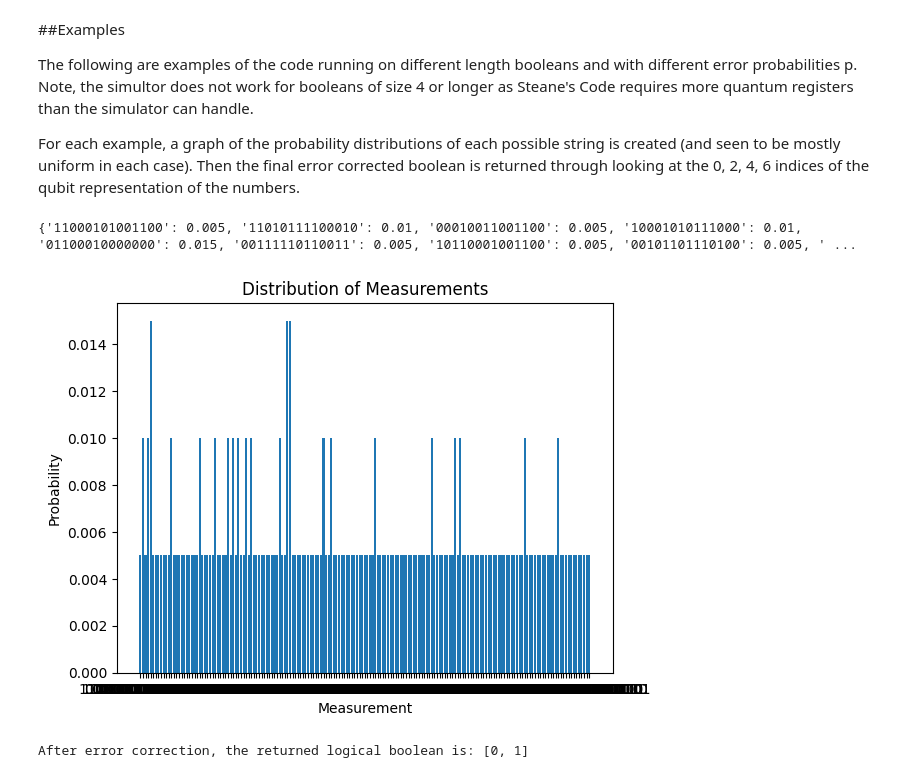
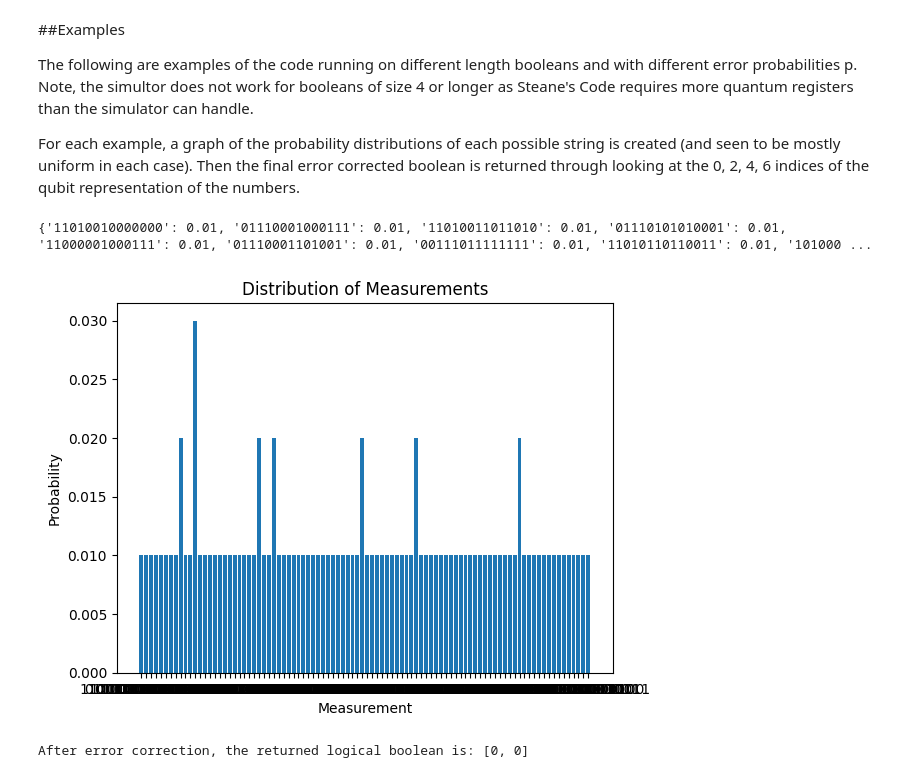
Before and after one commit to cqschlortt/Steane-s-Code-with-Pauli-Error-Channel, a Jupyter notebook: Steane's_Code_for_Error_Correction_under_Random_Pauli_Error.ipynb, the cells around one changed output. Saved outputs shown, nothing was run; the diff lists cells and outputs as text; code cells hidden in the pictures.

```diff
--- a/Steane's_Code_for_Error_Correction_under_Random_Pauli_Error.ipynb
+++ b/Steane's_Code_for_Error_Correction_under_Random_Pauli_Error.ipynb
@@ -255,7 +255,7 @@ Method: Use the AerSimulator to run the code many times and extract the distribu
 # %%
 def decode_Steane_circuit(circuit, n):
   simulator = AerSimulator()
-  rounds = 200
+  rounds = 100
   compiled_circuit = transpile(circuit, simulator)
   job = simulator.run(compiled_circuit, shots = rounds)
   result = job.result()
@@ -271,6 +271,6 @@ def decode_Steane_circuit(circuit, n):
     if final in distribution:
       distribution[final] += counts[measurement] / rounds
     else:
-      distribution[final] = counts[measurement] / rounds
+      distribution[final] = counts[measurement] /rounds
 
   return distribution, solution
@@ -276,0 +279,36 @@ def decode_Steane_circuit(circuit, n):
+# %%
+boolean_input = [0]
+p_vals = np.linspace(0.0, 0.3, 50)
+success_probs = []
+basis_states = [
+    '0000000',
+    '1010101',
+    '0110011',
+    '1100110',
+    '0001111',
+    '1011010',
+    '0111100',
+    '1101001',
+]
+for p in p_vals:
+  success = 0
+  steane_code = steane_code_error_correction(p, boolean_input)
+  distribution, solution = decode_Steane_circuit(steane_code, 1)
+  for final in distribution:
+    new_boolean = []
+    for i in range(0, 1):
+      if final[7*i:7*i+7] in basis_states:
+        new_boolean.append(0)
+      else:
+        new_boolean.append(1)
+    if new_boolean == boolean_input:
+      success += distribution[final]
+  success_probs.append(success)
+
+
+plt.plot(p_vals, success_probs, marker='o', linestyle = 'None')
+plt.xlabel('p')
+plt.ylabel('Success')
+plt.title('Steane Code Performance')
+plt.grid(True)
+plt.show()
@@ -282,39 +373,39 @@ The following are examples of the code running on different length booleans and
 For each example, a graph of the probability distributions of each possible string is created (and seen to be mostly uniform in each case).  Then the final error corrected boolean is returned through looking at the 0, 2, 4, 6 indices of the qubit representation of the numbers.
 # %%
 p=0.25 #Probability input
-boolean_input = [0, 1]
+boolean_input = [0, 0]
 
 steane_code = steane_code_error_correction(p, boolean_input)
 distribution, solution = decode_Steane_circuit(steane_code, 2)
 print(distribution)
 
 plt.bar(distribution.keys(), distribution.values())
 plt.xlabel('Measurement')
 plt.ylabel('Probability')
 plt.title('Distribution of Measurements')
 plt.show()
 
 
 no_spaces = []
 
 for i in range(len(solution)):
   if solution[i] != ' ':
     no_spaces.append(solution[i])
 
 solution = no_spaces
 
 n = 2
 final = []
 for i in range(n):
   num = 0
   num = int(solution[7*(n-1-i)]) ^ int(solution[7*(n-1-i)+2]) ^ int(solution[7*(n-1-i)+4]) ^ int(solution[7*(n-1-i) + 6])
   final.append(num)
 
 print(f'After error correction, the returned logical boolean is: {final}')
 # %% [output]
-{'11000101001100': 0.005, '11010111100010': 0.01, '00010011001100': 0.005, '10001010111000': 0.01, '01100010000000': 0.015, '00111110110011': 0.005, '10110001001100': 0.005, '00101101110100': 0.005, ' ...
+{'11010010000000': 0.01, '01110001000111': 0.01, '11010011011010': 0.01, '01110101010001': 0.01, '11000001000111': 0.01, '01110001101001': 0.01, '00111011111111': 0.01, '11010110110011': 0.01, '101000 ...
-[figure, old version]
+[figure, new version]
-After error correction, the returned logical boolean is: [0, 1]
+After error correction, the returned logical boolean is: [0, 0]
 # %%
 p=0.05 #Probability input
 boolean_input = [0, 1]
```
Also changed, not shown: parts of 7 cells of this notebook.
